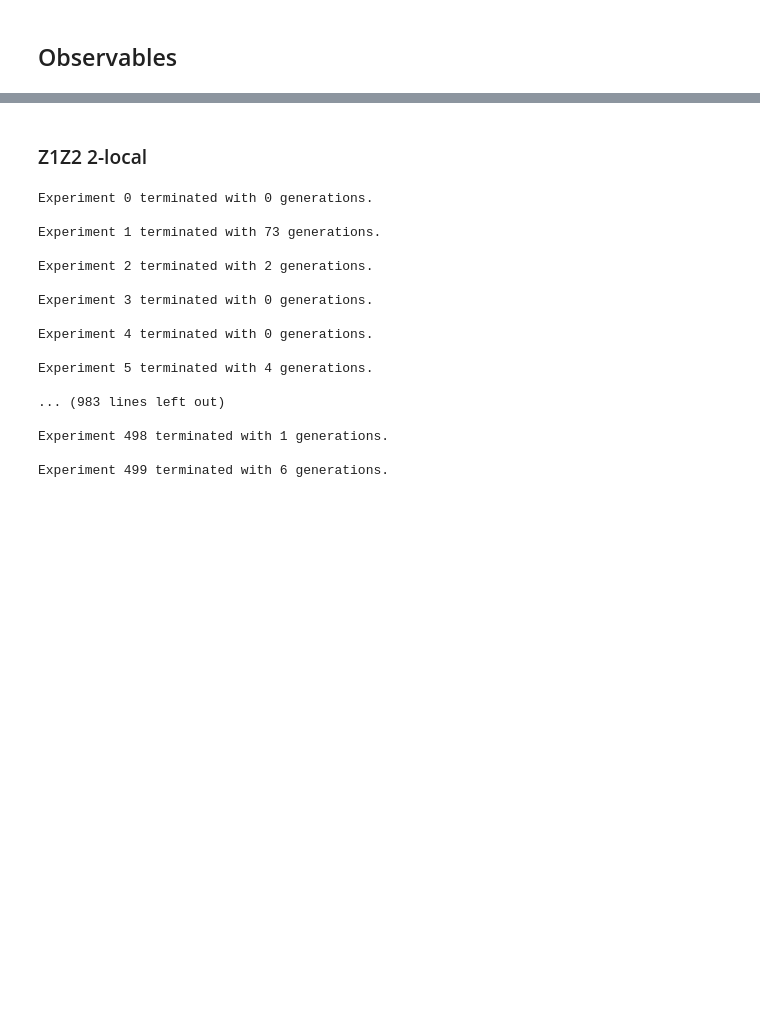
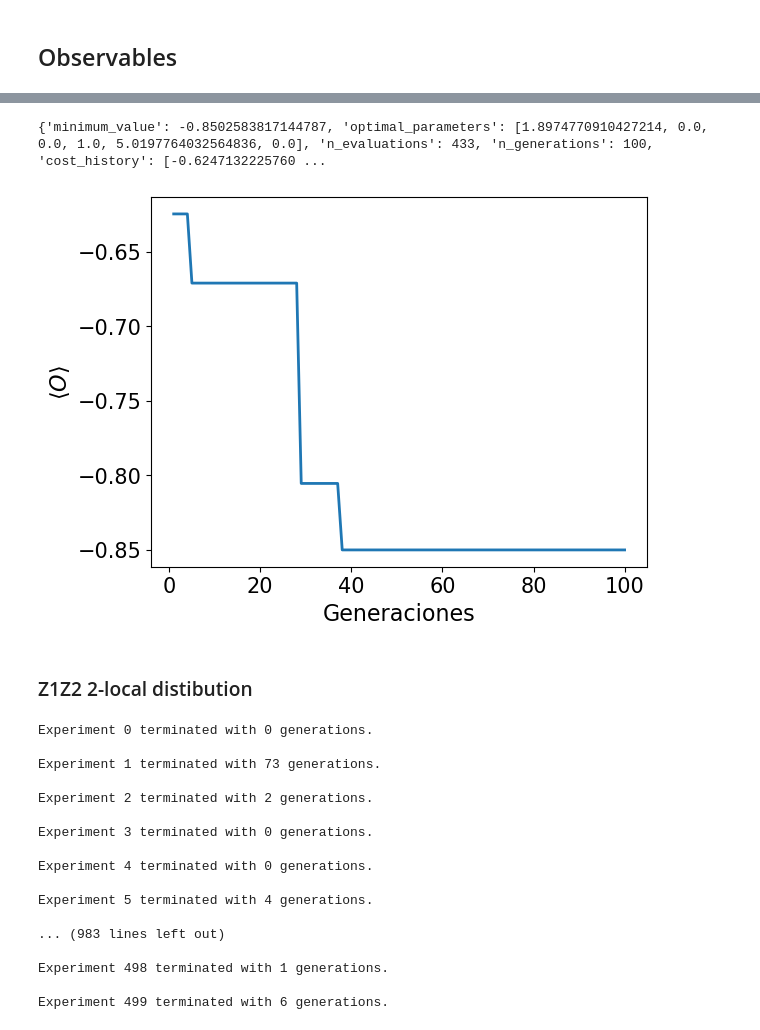
Before and after one commit to JLSM02/QML-Avoiding-BP, a Jupyter notebook: notebooks/VQE/BP_mitigation/Genetic_algorithm.ipynb, the cells around one changed output, grey strips where cells are left out. Saved outputs shown, nothing was run; the diff lists cells and outputs as text; code cells hidden in the pictures; blank space fills up the shorter version.

```diff
--- a/notebooks/VQE/BP_mitigation/Genetic_algorithm.ipynb
+++ b/notebooks/VQE/BP_mitigation/Genetic_algorithm.ipynb
@@ -24,5 +43,22 @@ Z1Z2_obs = SparsePauliOp.from_list([("ZZ", -1)])
+# %%
+# No convergencia
+minimization_data = mit.VQE_minimization_AG(anz.build_twoLocal_ansatz(2, 2)[0], Z1Z2_obs, -0.95, crossover_prob=0.8, mutation_prob=0.6, population_size=5, max_iters=100, print_info=False, plot_info=False)
+
+print(minimization_data)
+
+plt.plot(range(1, minimization_data["n_generations"]+1), minimization_data["cost_history"], label=r"$\langle O\rangle$", linewidth=2)
+
+plt.xlabel(r"Generaciones", size=16)
+plt.ylabel(r"$\langle O\rangle$", size=16)
+plt.xticks(fontsize="15")
+plt.yticks(fontsize="15")
+
+plt.show()
+# %% [output]
+{'minimum_value': -0.8502583817144787, 'optimal_parameters': [1.8974770910427214, 0.0, 0.0, 1.0, 5.0197764032564836, 0.0], 'n_evaluations': 433, 'n_generations': 100, 'cost_history': [-0.6247132225760 ...
+[figure, added]
 # %% [markdown]
-### Z1Z2 2-local
+### Z1Z2 2-local distibution
 # %%
 # Numero de experimentos (optimizaciones) a realizar
 n_experiments = 500
```
Also changed, not shown: parts of 5 cells of this notebook, 8 other files.
